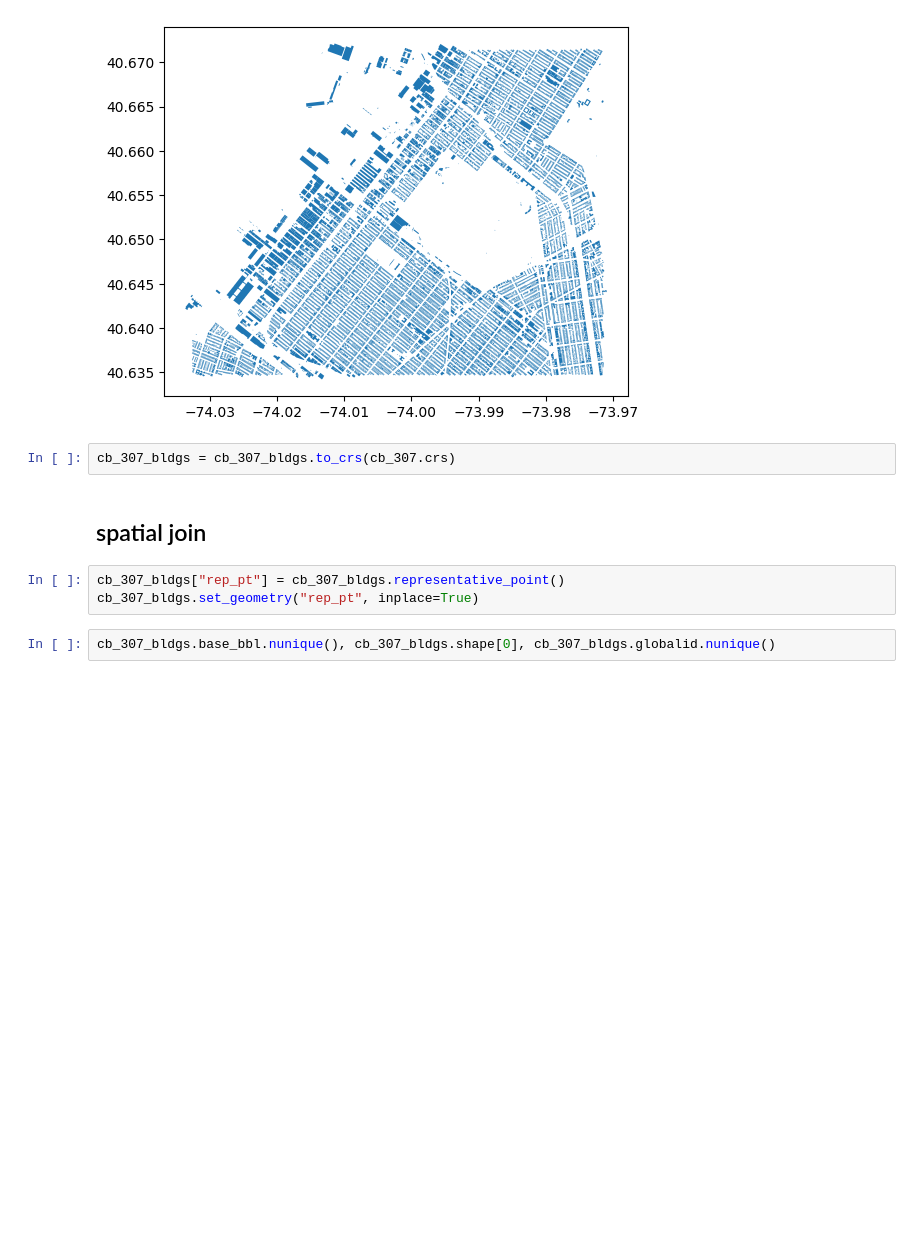
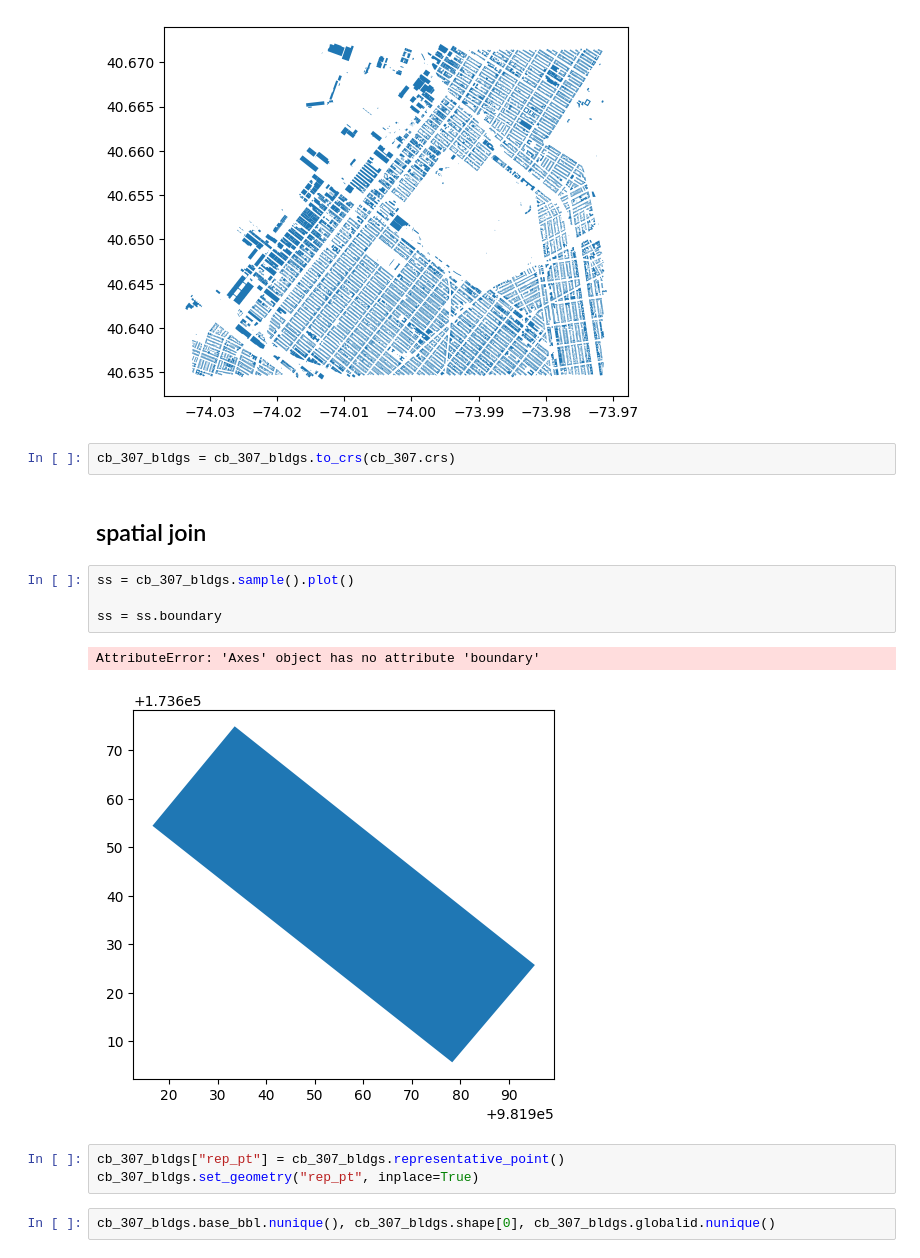
Before and after one commit to daisissie/cdp-mapping-systems, a Jupyter notebook: Assignments/class/02_geoprocessing.ipynb, the cells around one changed output. Saved outputs shown, nothing was run; the diff lists cells and outputs as text; blank space fills up the shorter version.

```diff
--- a/Assignments/class/02_geoprocessing.ipynb
+++ b/Assignments/class/02_geoprocessing.ipynb
@@ -98,6 +98,13 @@ cb_307_bldgs.plot()
 cb_307_bldgs = cb_307_bldgs.to_crs(cb_307.crs)
 # %% [markdown]
 ## spatial join
+# %%
+ss = cb_307_bldgs.sample().plot()
+
+ss = ss.boundary
+# %% [output]
+AttributeError: 'Axes' object has no attribute 'boundary'
+[figure, added]
 # %%
 cb_307_bldgs["rep_pt"] = cb_307_bldgs.representative_point()
 cb_307_bldgs.set_geometry("rep_pt", inplace=True)
```
Also changed, not shown: parts of 4 cells of this notebook, 3 other files.
